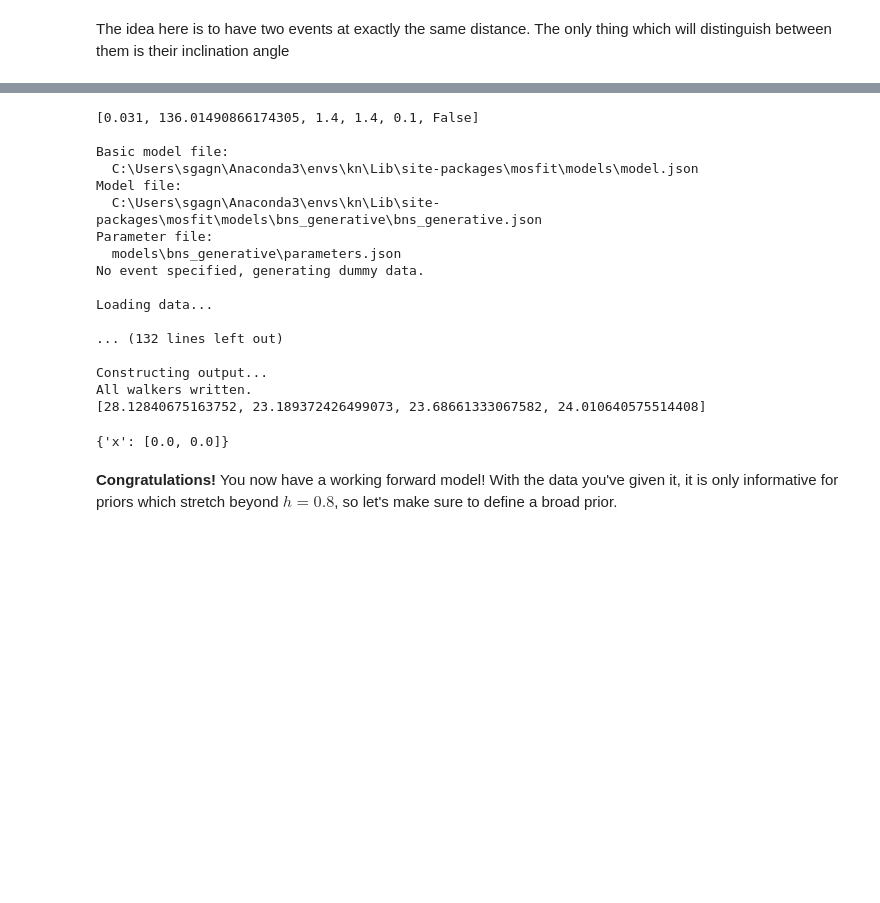
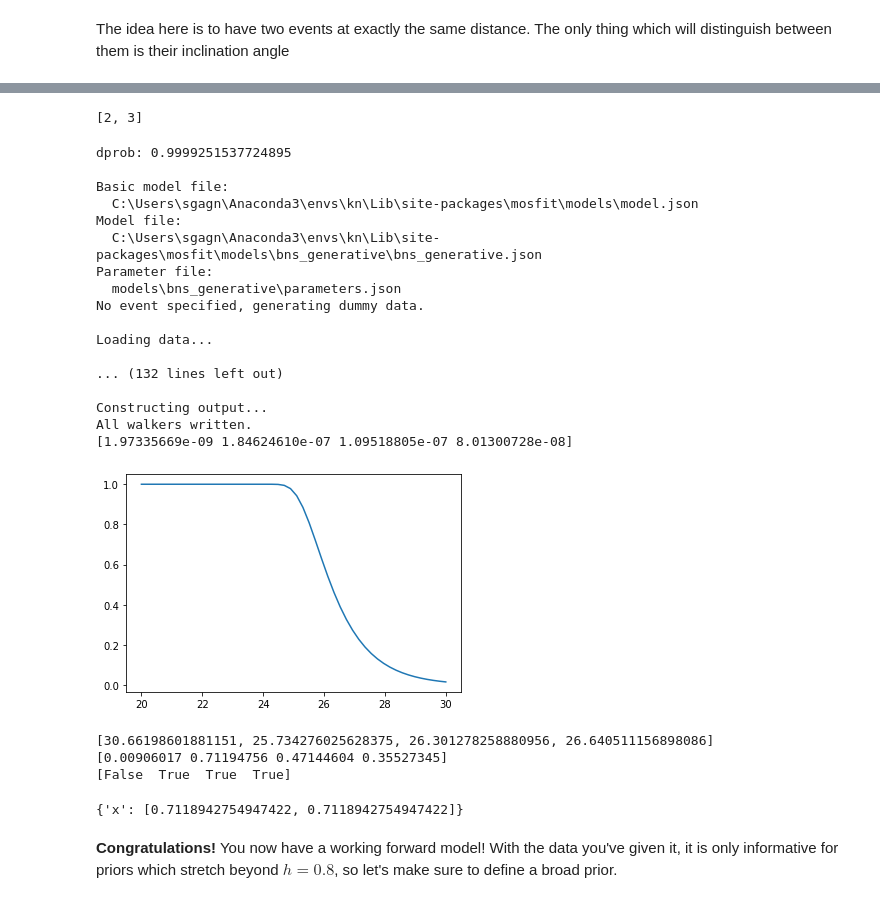
Before and after one commit to samgagnon/kilonova_sim, a Jupyter notebook: Baby's First Forward Model.ipynb, the cells around one changed output, grey strips where cells are left out. Saved outputs shown, nothing was run; the diff lists cells and outputs as text; code cells hidden in the pictures; blank space fills up the shorter version.

```diff
--- a/Baby's First Forward Model.ipynb
+++ b/Baby's First Forward Model.ipynb
@@ -189,5 +285,12 @@ def light_curve(fitfunc, fixed_params):
 # %%
 # set simulator parameters
 DEVICE = 'cpu'  # replace with 'cpu' if no GPU is available
-Ntrain = 10
-Npar = 2
+Ntrain = 20
+k = 1 # number of free event parameters
+Nev = len(event_list) # number of events
+Npar = 1 + k * Nev # number of free parameters (event parameters plus H0)
+# %%
+xee = [1,2,3]
+xee[1:3]
+# %% [output]
+[2, 3]
@@ -195,58 +356,51 @@ Npar = 2
 def forward(v):
     # get terms from input vector
     H0 = v[0]
-    v0 = np.cos(v[1])
+    print("Input Vector:", H0, np.cos(v[1]))
     det_list = []
+    i = 1
+    N = 0
+    p = 1
     for event in event_list:
-        print(event)
-        # use results from GWToolbox to get the true DL, M1, M2
-        TDL = event[1]
-        M1 = event[2]
-        M2 = event[3]
-        # derived mass quantities
-        Q = M1/M2
-        Mchirp = ((M1*M2)**3/(M1+M2))**(1/5)
-        # create a cosmology from H0 and generate the true redshift
-        # in this sample cosmology
-        # assume omega_m=0.31 (make sure this is consistent with GWTB)
-        universe = cosmo.FlatLambdaCDM(H0, 0.31)
-        # "z in cosmology"
-        ZIC = z_at_value(universe.luminosity_distance, TDL*u.Mpc)
-        fixed_params = {"ebv": 2.2, "rvhost": 3.1, "frad": 0.999, "nnhost": 1e18,\
-                  "texplosion": -0.01, "temperature": 2500, "kappa_red": 10,\
-                  "kappa_blue": 0.5, "kappagamma": 10000.0, "Mchirp": Mchirp,\
-                  "q": Q, "cos_theta": v0, "cos_theta_open": 0.707107,\
-                  "disk_frac": 0.15, "radius_ns": 11.0, "alpha": 1.0,\
-                  "Mtov": 2.2, "cos_theta_cocoon": 0.5, "tshock": 1.7,\
-                  "temperature_shock": 100, "lumdist": TDL, "redshift": ZIC}
-        det = light_curve(my_fitter, fixed_params)
+        ve = v[N+1:i+k*i]
+        N = i+k*i
+        i += 1
+        if event[-1] is True:
+            det, pobs = obs_forward(H0, ve, event)
+        else:
+            det, pobs = nobs_forward(H0, ve, event)
         det_list += [det]
+        p *= pobs
     if det_list == det_obs:
-        x = [1.0]*Npar
+        x = [p]*Npar
     else:
         x = [0.0]*Npar
     return dict(x=x)
 # %%
-forward([80, np.pi/2*(0.9)])
+forward([70, np.arccos(0.9)])
 # %% [output]
-[0.031, 136.01490866174305, 1.4, 1.4, 0.1, False]
+dprob: 0.9999251537724895
 
 Basic model file:
   C:\Users\sgagn\Anaconda3\envs\kn\Lib\site-packages\mosfit\models\model.json
 Model file:
   C:\Users\sgagn\Anaconda3\envs\kn\Lib\site-packages\mosfit\models\bns_generative\bns_generative.json
 Parameter file:
   models\bns_generative\parameters.json
 No event specified, generating dummy data.
 
 Loading data...
 
 ... (132 lines left out)
 
 Constructing output...
 All walkers written.
-[28.12840675163752, 23.189372426499073, 23.68661333067582, 24.010640575514408]
+[1.97335669e-09 1.84624610e-07 1.09518805e-07 8.01300728e-08]
+[figure, added]
-{'x': [0.0, 0.0]}
+[30.66198601881151, 25.734276025628375, 26.301278258880956, 26.640511156898086]
+[0.00906017 0.71194756 0.47144604 0.35527345]
+[False  True  True  True]
+{'x': [0.7118942754947422, 0.7118942754947422]}
 # %% [markdown]
 **Congratulations!**
 You now have a working forward model! With the data you've given it, it is only informative for priors which stretch beyond $h=0.8$, so let's make sure to define a broad prior.
```
Also changed, not shown: parts of 29 cells of this notebook, 1 other file.
